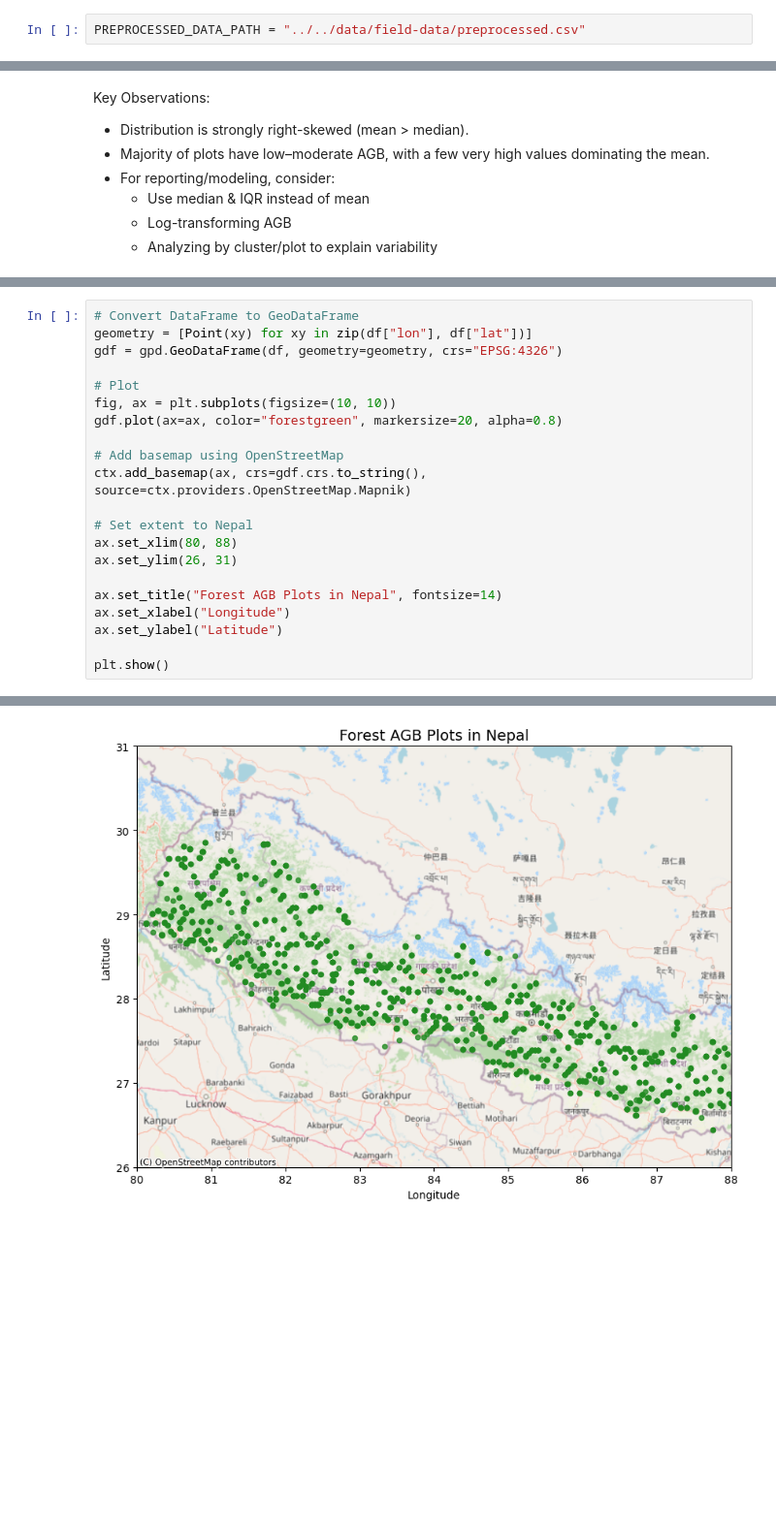
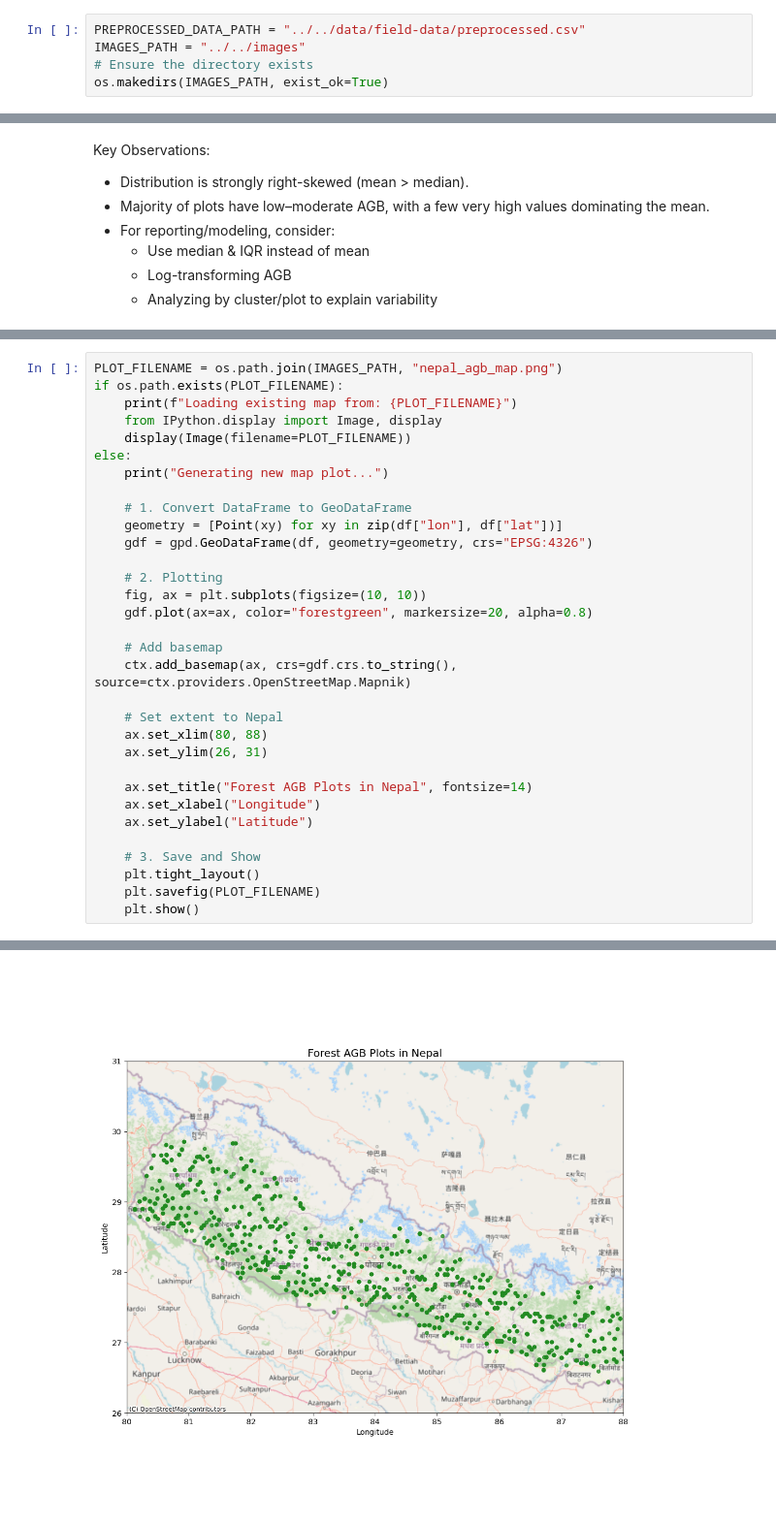
Before and after one commit to SiddhuShkya/Nepal-Forest-AGB-Modeling, a Jupyter notebook: notebooks/Field-Data/3-data-visualization.ipynb, the cells around one changed output, grey strips where cells are left out. Shown at 97% size. Cells and saved outputs as stored; diff of their text form; blank space fills up the shorter version.

Commit message:
Added logics to save and load the saved plot images

```diff
--- a/notebooks/Field-Data/3-data-visualization.ipynb
+++ b/notebooks/Field-Data/3-data-visualization.ipynb
@@ -9,6 +10,9 @@ from shapely.geometry import Point
 import contextily as ctx
 # %%
 PREPROCESSED_DATA_PATH = "../../data/field-data/preprocessed.csv"
+IMAGES_PATH = "../../images"
+# Ensure the directory exists
+os.makedirs(IMAGES_PATH, exist_ok=True)
 # %%
 df = pd.read_csv(PREPROCESSED_DATA_PATH)
 # Shape of the dataframe
@@ -107,22 +133,33 @@ Geolocations of the plots on the map
 # %%
-# Convert DataFrame to GeoDataFrame
-geometry = [Point(xy) for xy in zip(df["lon"], df["lat"])]
-gdf = gpd.GeoDataFrame(df, geometry=geometry, crs="EPSG:4326")
+PLOT_FILENAME = os.path.join(IMAGES_PATH, "nepal_agb_map.png")
+if os.path.exists(PLOT_FILENAME):
+    print(f"Loading existing map from: {PLOT_FILENAME}")
+    from IPython.display import Image, display
+    display(Image(filename=PLOT_FILENAME))
+else:
+    print("Generating new map plot...")
 
-# Plot
-fig, ax = plt.subplots(figsize=(10, 10))
-gdf.plot(ax=ax, color="forestgreen", markersize=20, alpha=0.8)
+    # 1. Convert DataFrame to GeoDataFrame
+    geometry = [Point(xy) for xy in zip(df["lon"], df["lat"])]
+    gdf = gpd.GeoDataFrame(df, geometry=geometry, crs="EPSG:4326")
 
-# Add basemap using OpenStreetMap
-ctx.add_basemap(ax, crs=gdf.crs.to_string(), source=ctx.providers.OpenStreetMap.Mapnik)
+    # 2. Plotting
+    fig, ax = plt.subplots(figsize=(10, 10))
+    gdf.plot(ax=ax, color="forestgreen", markersize=20, alpha=0.8)
 
-# Set extent to Nepal
-ax.set_xlim(80, 88)
-ax.set_ylim(26, 31)
+    # Add basemap
+    ctx.add_basemap(ax, crs=gdf.crs.to_string(), source=ctx.providers.OpenStreetMap.Mapnik)
 
-ax.set_title("Forest AGB Plots in Nepal", fontsize=14)
-ax.set_xlabel("Longitude")
-ax.set_ylabel("Latitude")
+    # Set extent to Nepal
+    ax.set_xlim(80, 88)
+    ax.set_ylim(26, 31)
 
-plt.show()
+    ax.set_title("Forest AGB Plots in Nepal", fontsize=14)
+    ax.set_xlabel("Longitude")
+    ax.set_ylabel("Latitude")
+
+    # 3. Save and Show
+    plt.tight_layout()
+    plt.savefig(PLOT_FILENAME)
+    plt.show()
 # %% [output]
@@ -129 +167 @@ plt.show()
-[figure, old version]
+[figure, new version]
```
Also changed, not shown: parts of 6 cells of this notebook.
